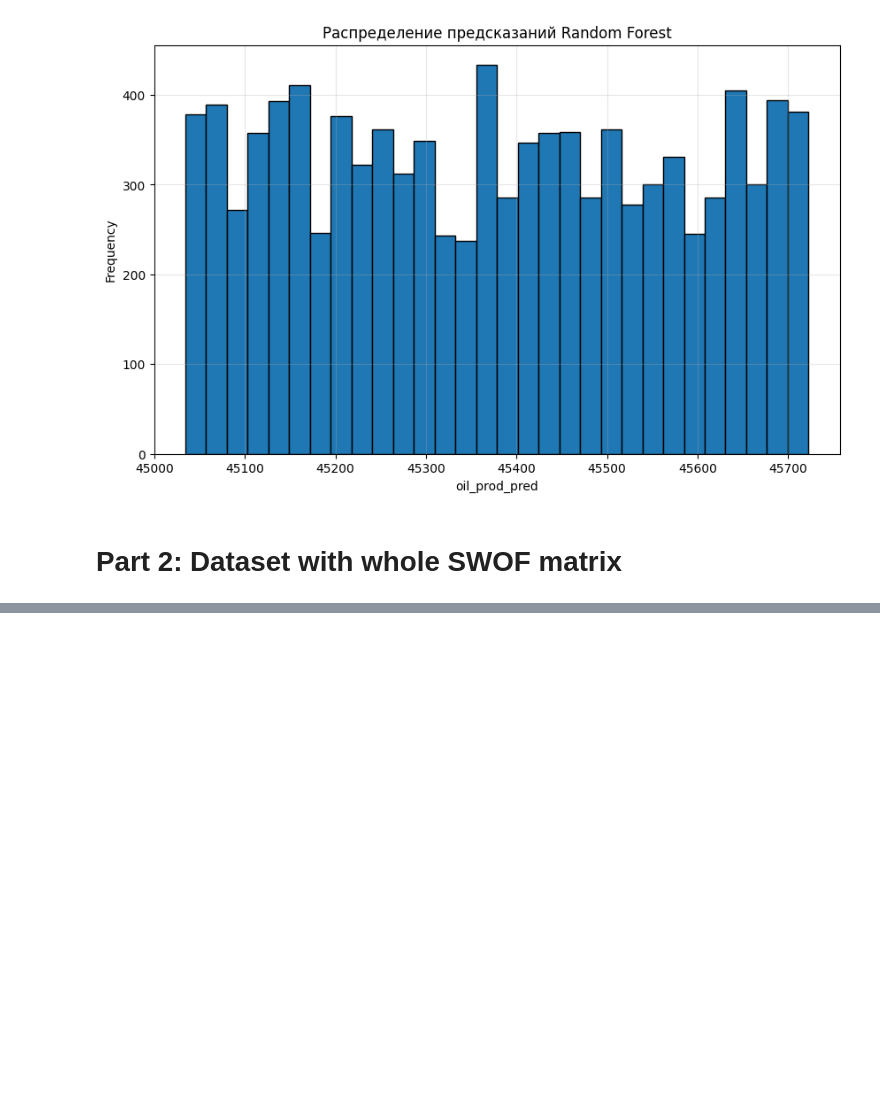
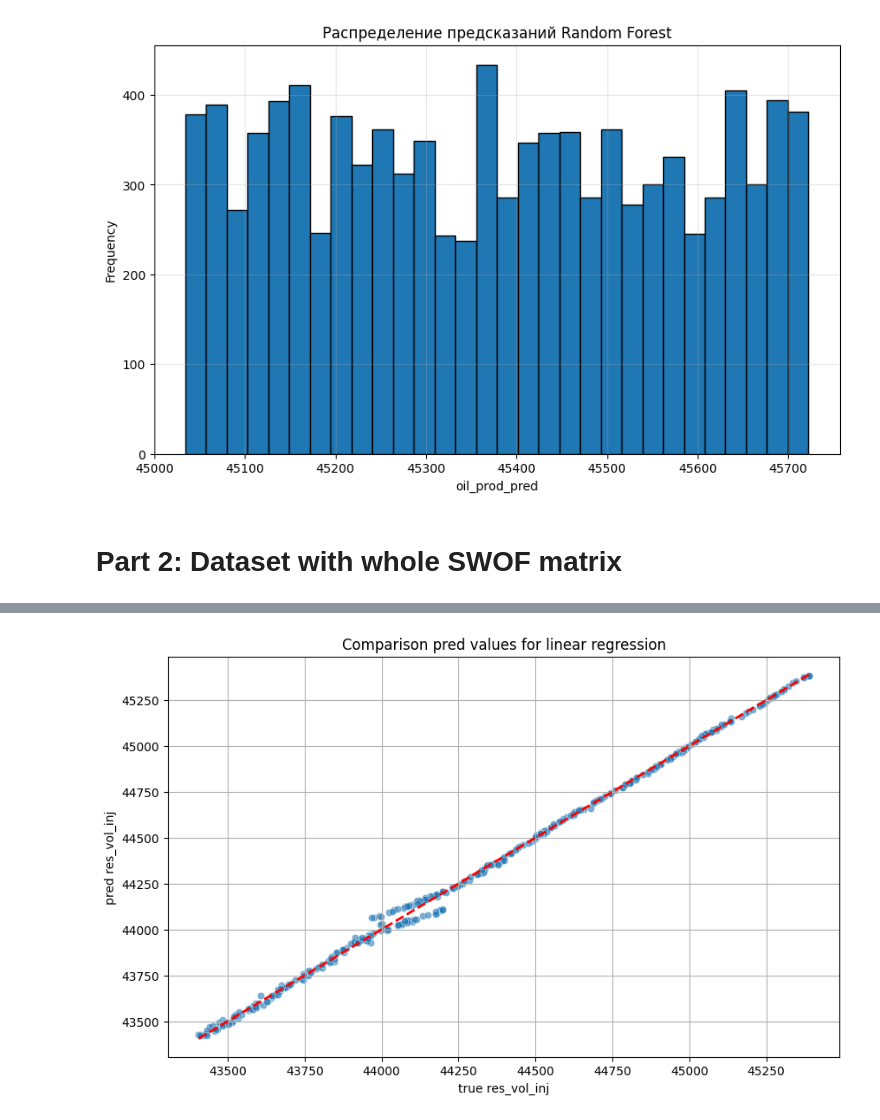
Before and after one commit to DmitrySavinskikh/graduate-paper-code, a Jupyter notebook: ml_part.ipynb, the cells around one changed output, grey strips where cells are left out. Saved outputs shown, nothing was run; the diff lists cells and outputs as text; code cells hidden in the pictures; blank space fills up the shorter version.

```diff
--- a/ml_part.ipynb
+++ b/ml_part.ipynb
@@ -648,0 +665,12 @@ print(X.head())
+# %%
+# devide train/test 80/20
+X_train, X_test, y_train, y_test = train_test_split(X, y, test_size=0.2, random_state=42)
+
+print('X_train.shape: ', X_train.shape)
+print('X_train.shape: ', X_train.shape)
+print('X_test.shape', X_test.shape)
+
+# linear regression
+print('LinearRegression() part')
+linear_model = LinearRegression()
+linear_model.fit(X_train, y_train)
@@ -648,0 +683,15 @@ print(X.head())
+# %%
+y_pred_linear = linear_model.predict(X_test)
+
+mae_linear = mean_absolute_error(y_test, y_pred_linear)
+mse_linear = mean_squared_error(y_test, y_pred_linear)
+rmse_linear = np.sqrt(mse_linear)
+r2_linear = r2_score(y_test, y_pred_linear)
+
+
+print('linear reg results:')
+print('linear model coeffs: ', linear_model.coef_)
+print('MAE: ', mae_linear)
+print('MSE: ',mse_linear)
+print('RMSE: ', rmse_linear)
+print('R^2: ', r2_linear)
@@ -648,0 +712,12 @@ print(X.head())
+# %%
+# visualizing part for linear regression
+plt.figure(figsize=(10, 6))
+sns.scatterplot(x=y_test, y=y_pred_linear, alpha=0.6)
+plt.plot([y_test.min(), y_test.max()], [y_test.min(), y_test.max()], 'r--', lw=2)
+plt.xlabel('true res_vol_inj')
+plt.ylabel('pred res_vol_inj')
+plt.title('Comparison pred values for linear regression')
+plt.grid(True)
+plt.show()
+# %% [output]
+[figure, added]
```
Also changed, not shown: parts of 6 cells of this notebook, 3 other files.
